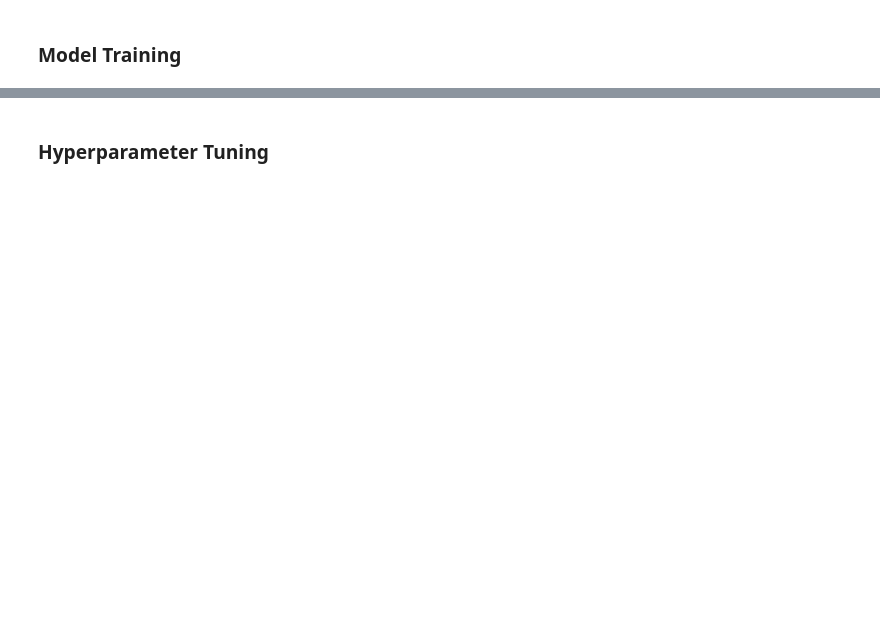
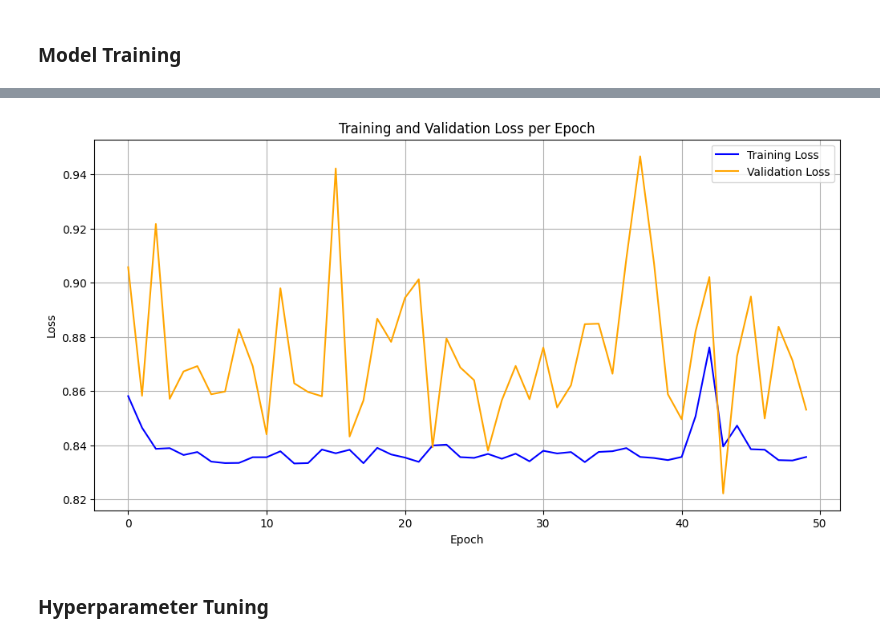
Before and after one commit to Dawnrunes415/EEG-data-classification, a Jupyter notebook: primary_model.ipynb, the cells around one changed output, grey strips where cells are left out. Saved outputs shown, nothing was run; the diff lists cells and outputs as text; code cells hidden in the pictures; blank space fills up the shorter version.

```diff
--- a/primary_model.ipynb
+++ b/primary_model.ipynb
@@ -42,6 +41,7 @@ class CNNLSTM1(nn.Module):
         super(CNNLSTM1, self).__init__()
         self.conv1 = nn.Conv1d(23, conv_channel, kernel_size, padding=1)
         self.conv2 = nn.Conv1d(conv_channel, conv_channel*2, kernel_size, padding=1)
+        self.maxpool = nn.MaxPool1d(kernel_size=2, stride=2)
 
         self.lstm1 = nn.LSTM(conv_channel*2, conv_channel*4, num_layers=2, batch_first=True)
         self.lstm2 = nn.LSTM(conv_channel*4, 64, num_layers=2, batch_first=True)
@@ -53,6 +53,7 @@ class CNNLSTM1(nn.Module):
     def forward(self, x):
         x = nn.ReLU()(self.conv1(x))
         x = nn.ReLU()(self.conv2(x))
+        x = self.maxpool(x)
         x = x.permute(0, 2, 1)
 
         x, _ = self.lstm1(x)
@@ -260,0 +375,3 @@ Epoch 40/40, Train Loss: 0.3460, Val Loss: 1.2931, Train Acc: 0.9788, Val Acc: 0
+# %%
+train_model(CNNLSTM1, train_dataset, val_dataset, output_layers=32, kernel_size=3, dropout_rate=0.5, learning_rate=0.05, batch_size=32, num_epoch=50)
+# %% [output]
@@ -261,3 +395,4 @@ Epoch 40/40, Train Loss: 0.3460, Val Loss: 1.2931, Train Acc: 0.9788, Val Acc: 0
+[figure, added]
 # %% [markdown]
 ### Hyperparameter Tuning
 # %%
```
Also changed, not shown: parts of 12 cells of this notebook.
